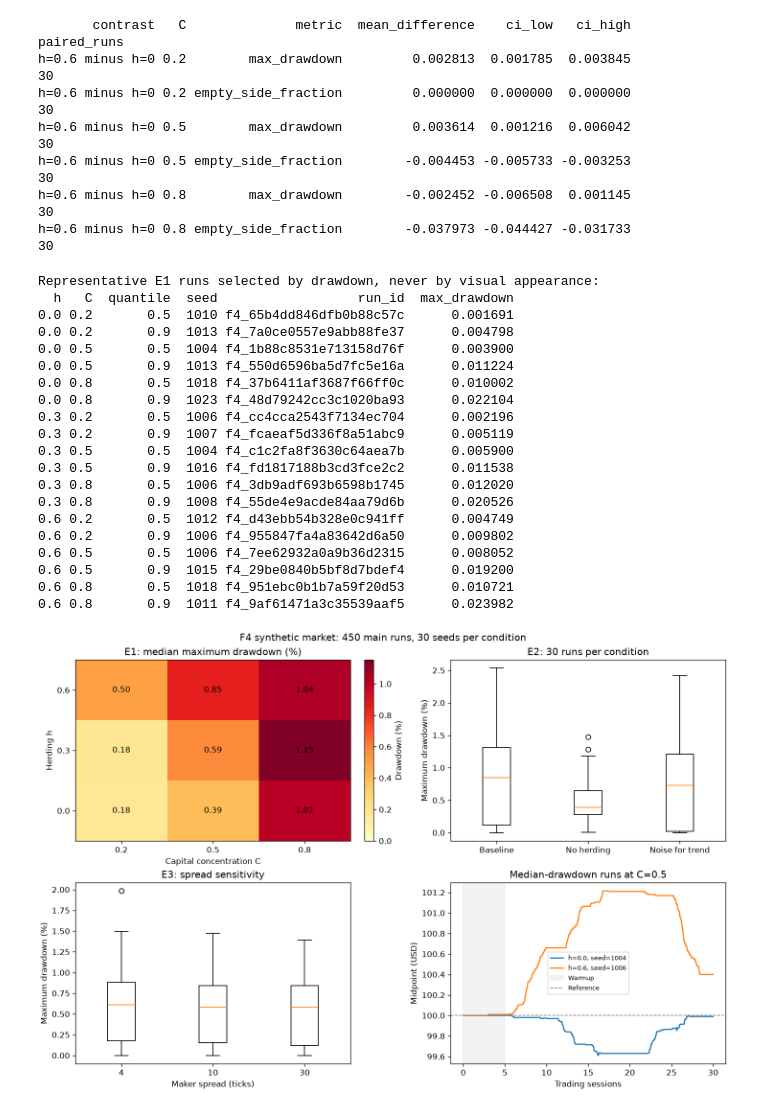
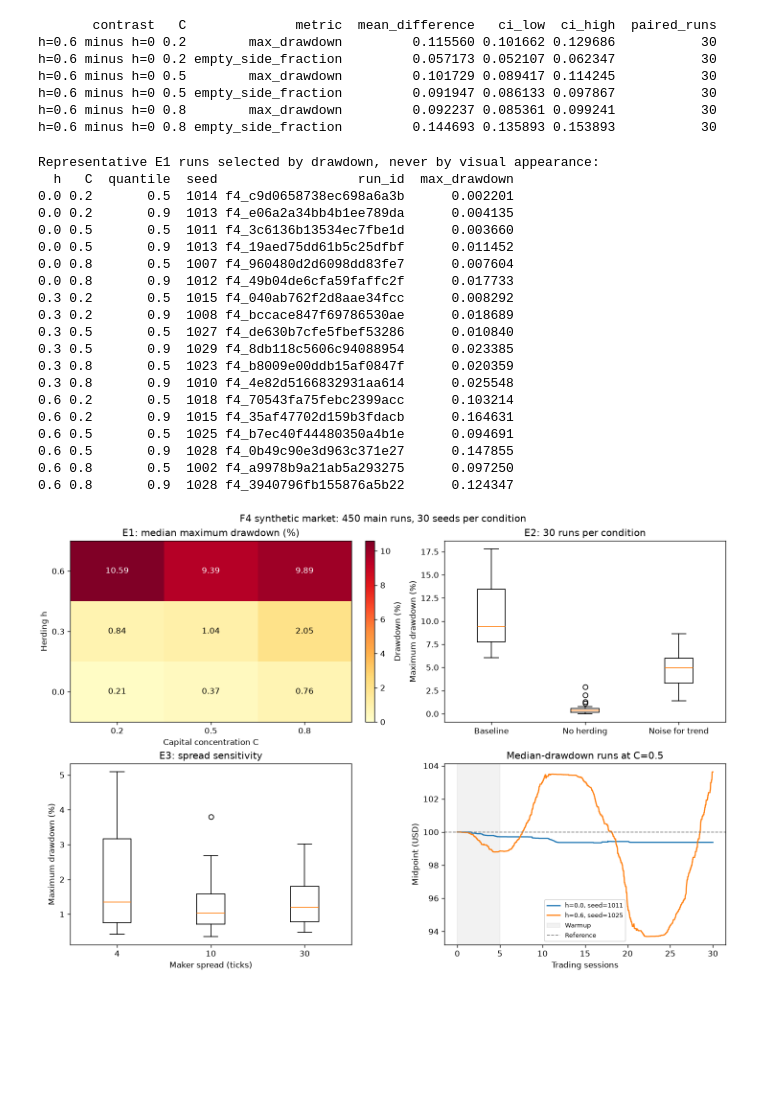
Before and after one commit to dmitrykitty/stock-exchange-simulation, a Jupyter notebook: notebooks/03_experiments.ipynb, the cells around one changed output. Saved outputs shown, nothing was run; the diff lists cells and outputs as text; code cells hidden in the pictures; blank space fills up the shorter version.

Commit message:
docs: replace F4 results with verified minimum-lot experiments

```diff
--- a/notebooks/03_experiments.ipynb
+++ b/notebooks/03_experiments.ipynb
@@ -20,7 +22,7 @@ from marketsim.sim.log_schema import load_run
 ROOT = Path.cwd()
 if ROOT.name == "notebooks":
     ROOT = ROOT.parent
-RESULTS = ROOT / "runs" / "f4" / "review-v2"
+RESULTS = ROOT / "runs" / "f4" / "review-v3"
 frames = {name: pd.read_csv(RESULTS / name / "summary.csv") for name in ("pilot", "e1", "e2", "e3")}
 print("Run counts:", {name: len(frame) for name, frame in frames.items()})
 assert {name: len(frame) for name, frame in frames.items()} == {"pilot": 3, "e1": 270, "e2": 90, "e3": 90}
@@ -28,12 +30,12 @@ assert {name: len(frame) for name, frame in frames.items()} == {"pilot": 3, "e1"
 for name, frame in frames.items():
     for run_id in frame.run_id:
         log = load_run(RESULTS / name / run_id)
-        assert log.meta["simulation_version"] == "f4-v2"
+        assert log.meta["simulation_version"] == "f4-v3"
         assert log.meta["initial_resources"] == log.meta["final_resources"]
         assert log["orders"].filled_qty.sum() == 2 * log["trades"].qty.sum()
         population = log.meta["population"]
         fund_kinds = [population["kinds"][i] for i in population["fund_ids"]]
         assert [fund_kinds.count(kind) for kind in ("valuer", "trend", "noise")] == [4, 2, 2]
-print("Validated all 453 f4-v2 logs, resource conservation, execution accounting and fund quotas.")
+print("Validated all 453 f4-v3 logs, resource conservation, execution accounting and fund quotas.")
 # %% [output]
 Run counts: {'pilot': 3, 'e1': 270, 'e2': 90, 'e3': 90}
@@ -93,13 +105,13 @@ for concentration in (0.2, 0.5, 0.8):
                           **paired_bootstrap(treatment, control, metric, 20261029)})
 print(pd.DataFrame(contrasts).to_string(index=False))
 # %% [output]
-       contrast   C              metric  mean_difference    ci_low   ci_high  paired_runs
-h=0.6 minus h=0 0.2        max_drawdown         0.002813  0.001785  0.003845           30
-h=0.6 minus h=0 0.2 empty_side_fraction         0.000000  0.000000  0.000000           30
-h=0.6 minus h=0 0.5        max_drawdown         0.003614  0.001216  0.006042           30
-h=0.6 minus h=0 0.5 empty_side_fraction        -0.004453 -0.005733 -0.003253           30
-h=0.6 minus h=0 0.8        max_drawdown        -0.002452 -0.006508  0.001145           30
-h=0.6 minus h=0 0.8 empty_side_fraction        -0.037973 -0.044427 -0.031733           30
+       contrast   C              metric  mean_difference   ci_low  ci_high  paired_runs
+h=0.6 minus h=0 0.2        max_drawdown         0.115560 0.101662 0.129686           30
+h=0.6 minus h=0 0.2 empty_side_fraction         0.057173 0.052107 0.062347           30
+h=0.6 minus h=0 0.5        max_drawdown         0.101729 0.089417 0.114245           30
+h=0.6 minus h=0 0.5 empty_side_fraction         0.091947 0.086133 0.097867           30
+h=0.6 minus h=0 0.8        max_drawdown         0.092237 0.085361 0.099241           30
+h=0.6 minus h=0 0.8 empty_side_fraction         0.144693 0.135893 0.153893           30
 # %%
 print("Representative E1 runs selected by drawdown, never by visual appearance:")
 selected = []
@@ -115,24 +127,24 @@ print(pd.DataFrame(selected).to_string(index=False))
 # %% [output]
 Representative E1 runs selected by drawdown, never by visual appearance:
   h   C  quantile  seed                  run_id  max_drawdown
-0.0 0.2       0.5  1010 f4_65b4dd846dfb0b88c57c      0.001691
-0.0 0.2       0.9  1013 f4_7a0ce0557e9abb88fe37      0.004798
-0.0 0.5       0.5  1004 f4_1b88c8531e713158d76f      0.003900
-0.0 0.5       0.9  1013 f4_550d6596ba5d7fc5e16a      0.011224
-0.0 0.8       0.5  1018 f4_37b6411af3687f66ff0c      0.010002
-0.0 0.8       0.9  1023 f4_48d79242cc3c1020ba93      0.022104
-0.3 0.2       0.5  1006 f4_cc4cca2543f7134ec704      0.002196
-0.3 0.2       0.9  1007 f4_fcaeaf5d336f8a51abc9      0.005119
-0.3 0.5       0.5  1004 f4_c1c2fa8f3630c64aea7b      0.005900
-0.3 0.5       0.9  1016 f4_fd1817188b3cd3fce2c2      0.011538
-0.3 0.8       0.5  1006 f4_3db9adf693b6598b1745      0.012020
-0.3 0.8       0.9  1008 f4_55de4e9acde84aa79d6b      0.020526
-0.6 0.2       0.5  1012 f4_d43ebb54b328e0c941ff      0.004749
-0.6 0.2       0.9  1006 f4_955847fa4a83642d6a50      0.009802
-0.6 0.5       0.5  1006 f4_7ee62932a0a9b36d2315      0.008052
-0.6 0.5       0.9  1015 f4_29be0840b5bf8d7bdef4      0.019200
-0.6 0.8       0.5  1018 f4_951ebc0b1b7a59f20d53      0.010721
-0.6 0.8       0.9  1011 f4_9af61471a3c35539aaf5      0.023982
+0.0 0.2       0.5  1014 f4_c9d0658738ec698a6a3b      0.002201
+0.0 0.2       0.9  1013 f4_e06a2a34bb4b1ee789da      0.004135
+0.0 0.5       0.5  1011 f4_3c6136b13534ec7fbe1d      0.003660
+0.0 0.5       0.9  1013 f4_19aed75dd61b5c25dfbf      0.011452
+0.0 0.8       0.5  1007 f4_960480d2d6098dd83fe7      0.007604
+0.0 0.8       0.9  1012 f4_49b04de6cfa59faffc2f      0.017733
+0.3 0.2       0.5  1015 f4_040ab762f2d8aae34fcc      0.008292
+0.3 0.2       0.9  1008 f4_bccace847f69786530ae      0.018689
+0.3 0.5       0.5  1027 f4_de630b7cfe5fbef53286      0.010840
+0.3 0.5       0.9  1029 f4_8db118c5606c94088954      0.023385
+0.3 0.8       0.5  1023 f4_b8009e00ddb15af0847f      0.020359
+0.3 0.8       0.9  1010 f4_4e82d5166832931aa614      0.025548
+0.6 0.2       0.5  1018 f4_70543fa75febc2399acc      0.103214
+0.6 0.2       0.9  1015 f4_35af47702d159b3fdacb      0.164631
+0.6 0.5       0.5  1025 f4_b7ec40f44480350a4b1e      0.094691
+0.6 0.5       0.9  1028 f4_0b49c90e3d963c371e27      0.147855
+0.6 0.8       0.5  1002 f4_a9978b9a21ab5a293275      0.097250
+0.6 0.8       0.9  1028 f4_3940796fb155876a5b22      0.124347
 # %%
 import matplotlib.pyplot as plt
 
@@ -143,36 +155,37 @@ axes[0, 0].set(xticks=range(3), xticklabels=heat.columns, yticks=range(3), ytick
                xlabel="Capital concentration C", ylabel="Herding h", title="E1: median maximum drawdown (%)")
 for i in range(3):
     for j in range(3):
-        axes[0, 0].text(j, i, f"{100 * heat.iloc[i, j]:.2f}", ha="center", va="center")
+        axes[0, 0].text(j, i, f"{100 * heat.iloc[i, j]:.2f}", ha="center", va="center",
+                           color="white" if heat.iloc[i, j] > heat.to_numpy().max() / 2 else "black")
 fig.colorbar(image, ax=axes[0, 0], label="Drawdown (%)")
 
 labels = ["none", "no_herding", "no_trend"]
 axes[0, 1].boxplot([100 * frames["e2"].loc[frames["e2"]["agents.ablation"] == k, "max_drawdown"] for k in labels],
                    tick_labels=["Baseline", "No herding", "Noise for trend"])
 axes[0, 1].set(ylabel="Maximum drawdown (%)", title="E2: 30 runs per condition")
 axes[0, 1].tick_params(axis="x", labelrotation=0)
 
 spreads = [4, 10, 30]
 axes[1, 0].boxplot([100 * frames["e3"].loc[frames["e3"]["agents.market_maker_spread_ticks"] == k, "max_drawdown"]
                    for k in spreads], tick_labels=spreads)
 axes[1, 0].set(xlabel="Maker spread (ticks)", ylabel="Maximum drawdown (%)", title="E3: spread sensitivity")
 
 for h in (0.0, 0.6):
     group = e1.query("`agents.herding.h` == @h and `agents.concentration` == 0.5")
     row = group.loc[(group.max_drawdown - group.max_drawdown.median()).abs().idxmin()]
     log = load_run(RESULTS / "e1" / row.run_id)
     book = log["book"]
     valid = (book.best_bid > 0) & (book.best_ask > 0)
     axes[1, 1].plot(book.loc[valid, "t"], (book.loc[valid, "best_bid"] + book.loc[valid, "best_ask"]) / 200,
                     label=f"h={h}, seed={int(row.seed)}")
 axes[1, 1].axvspan(0, 5, alpha=0.1, color="gray", label="Warmup")
 axes[1, 1].axhline(100, color="gray", linestyle="--", linewidth=1, label="Reference")
 axes[1, 1].set(xlabel="Trading sessions", ylabel="Midpoint (USD)", title="Median-drawdown runs at C=0.5")
 axes[1, 1].legend(fontsize=8)
 fig.suptitle("F4 synthetic market: 450 main runs, 30 seeds per condition")
 fig.savefig(RESULTS / "f4_overview.png", dpi=150)
 fig.savefig(RESULTS / "f4_overview.svg")
 plt.show()
 # %% [output]
-[figure, old version]
+[figure, new version]
 # %% [markdown]
```
Also changed, not shown: parts of 6 cells of this notebook, 2 other files.
